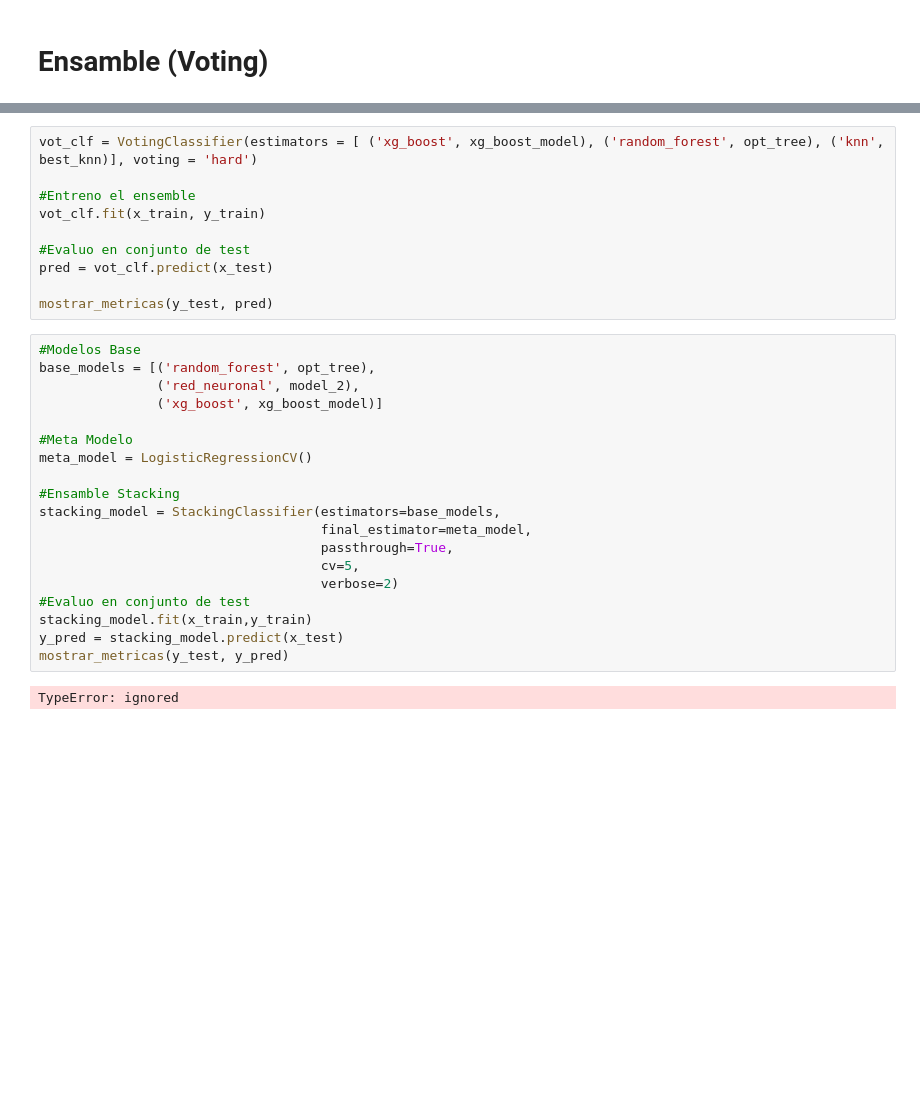
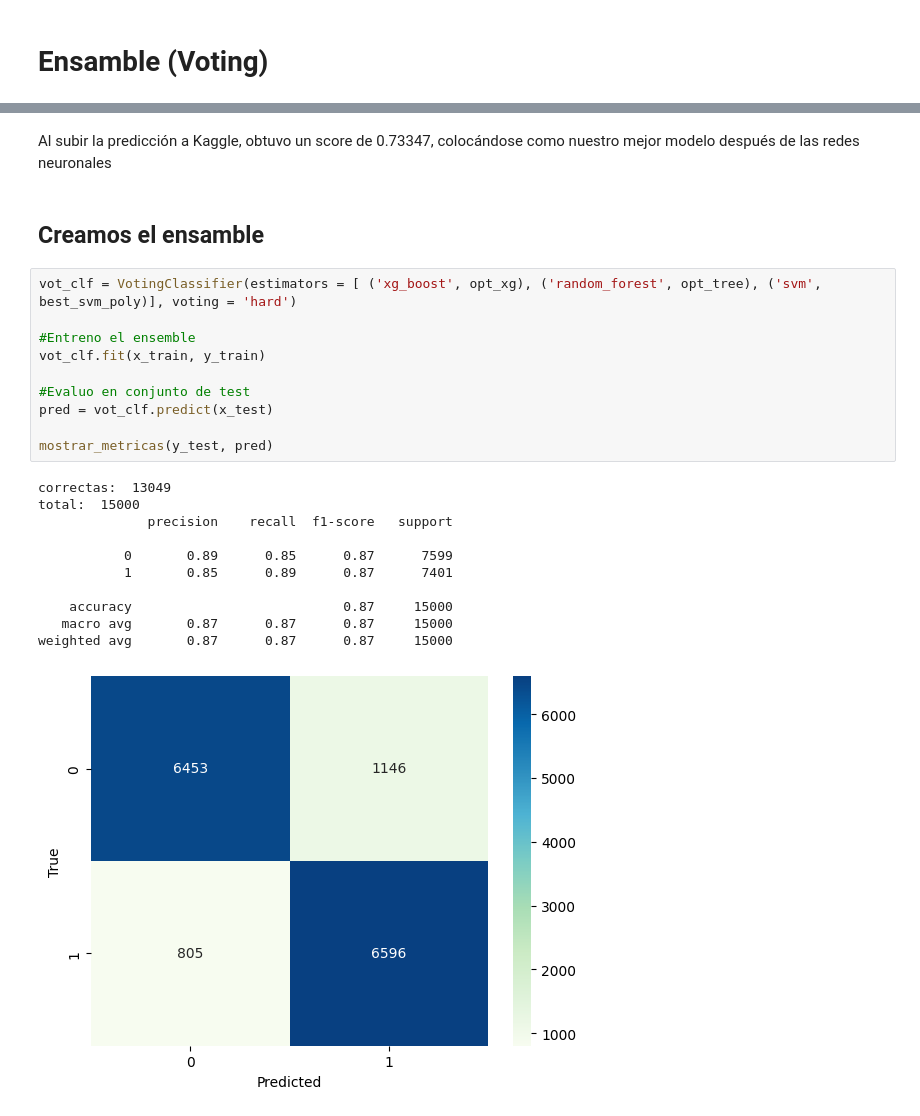
Before and after one commit to franmazzaro/7506R-2C2023-GRUPO39, a Jupyter notebook: 7506R_TP2_GRUPO39_CHP1_ENTREGA.ipynb, the cells around one changed output, grey strips where cells are left out. Drawn from its saved outputs; the diff is of its cells as text; blank space fills up the shorter version.

```diff
--- a/7506R_TP2_GRUPO39_CHP1_ENTREGA.ipynb
+++ b/7506R_TP2_GRUPO39_CHP1_ENTREGA.ipynb
@@ -570,31 +763,26 @@ mostrar_metricas(y_test, y_pred)
+# %% [markdown]
+Al subir la predicción a Kaggle, obtuvo un score de 0.73347, colocándose como nuestro mejor modelo después de las redes neuronales
+# %% [markdown]
+## Creamos el ensamble
 # %%
-vot_clf = VotingClassifier(estimators = [ ('xg_boost', xg_boost_model), ('random_forest', opt_tree), ('knn', best_knn)], voting = 'hard')
+vot_clf = VotingClassifier(estimators = [ ('xg_boost', opt_xg), ('random_forest', opt_tree), ('svm', best_svm_poly)], voting = 'hard')
 
 #Entreno el ensemble
 vot_clf.fit(x_train, y_train)
 
 #Evaluo en conjunto de test
 pred = vot_clf.predict(x_test)
 
 mostrar_metricas(y_test, pred)
+# %% [output]
+correctas:  13049
+total:  15000
+              precision    recall  f1-score   support
+
+           0       0.89      0.85      0.87      7599
+           1       0.85      0.89      0.87      7401
+
+    accuracy                           0.87     15000
+   macro avg       0.87      0.87      0.87     15000
+weighted avg       0.87      0.87      0.87     15000
+[figure, added]
-# %%
-#Modelos Base
-base_models = [('random_forest', opt_tree),
-               ('red_neuronal', model_2),
-               ('xg_boost', xg_boost_model)]
-
-#Meta Modelo
-meta_model = LogisticRegressionCV()
-
-#Ensamble Stacking
-stacking_model = StackingClassifier(estimators=base_models,
-                                    final_estimator=meta_model,
-                                    passthrough=True,
-                                    cv=5,
-                                    verbose=2)
-#Evaluo en conjunto de test
-stacking_model.fit(x_train,y_train)
-y_pred = stacking_model.predict(x_test)
-mostrar_metricas(y_test, y_pred)
-# %% [output]
-TypeError: ignored
```
Also changed, not shown: parts of 51 cells of this notebook.
